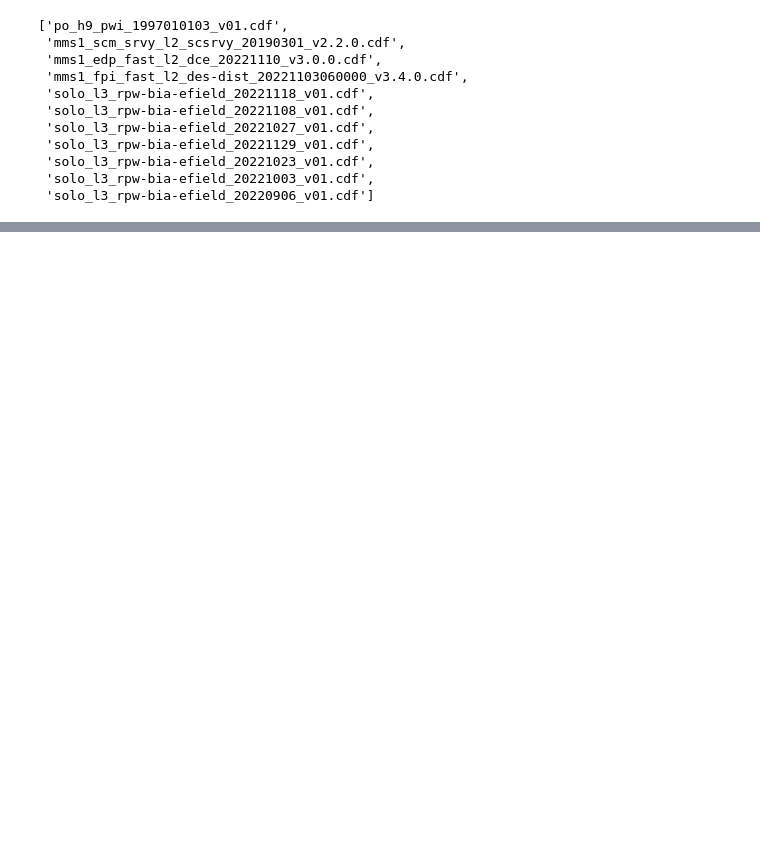
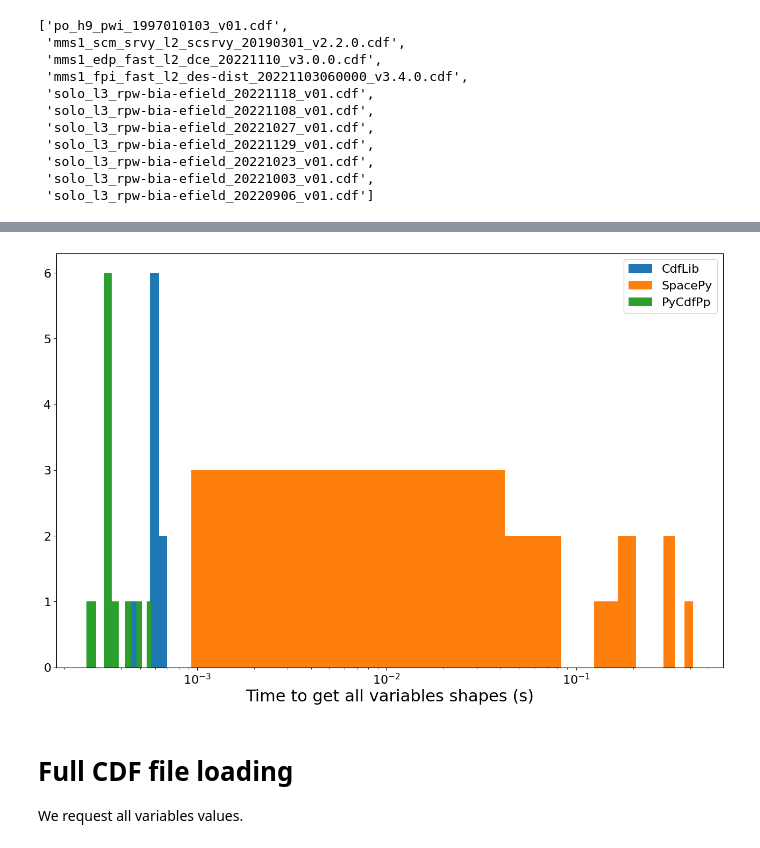
Before and after one commit to SciQLop/CDFpp, a Jupyter notebook: notebooks/benchmarks.ipynb, the cells around one changed output, grey strips where cells are left out. Drawn from its saved outputs; the diff is of its cells as text; code cells hidden in the pictures; blank space fills up the shorter version.

```diff
--- a/notebooks/benchmarks.ipynb
+++ b/notebooks/benchmarks.ipynb
@@ -342,0 +283,6 @@ IndexError: Slice does not match dimensions for zVar b'Num_Snap'
+# %%
+get_all_var_shapes_results = {
+    file: bench_method("get_all_var_shapes", file, number=10) for file in cdf_corpus
+}
+
+get_all_var_shapes_results
@@ -342,0 +307,16 @@ IndexError: Slice does not match dimensions for zVar b'Num_Snap'
+# %%
+plt.figure(figsize=(16, 10))
+for libname in CDF_libs.keys():
+    plt.hist(
+        [res[libname] for res in get_all_var_shapes_results.values()], label=libname
+    )
+plt.semilogx()
+plt.xlabel("Time to get all variables shapes (s)")
+plt.suptitle("")
+plt.legend(loc="upper right")
+plt.show()
+# %% [output]
+[figure, added]
+# %% [markdown]
+# Full CDF file loading
+We request all variables values.
```
Also changed, not shown: parts of 40 cells of this notebook, 4 other files.
